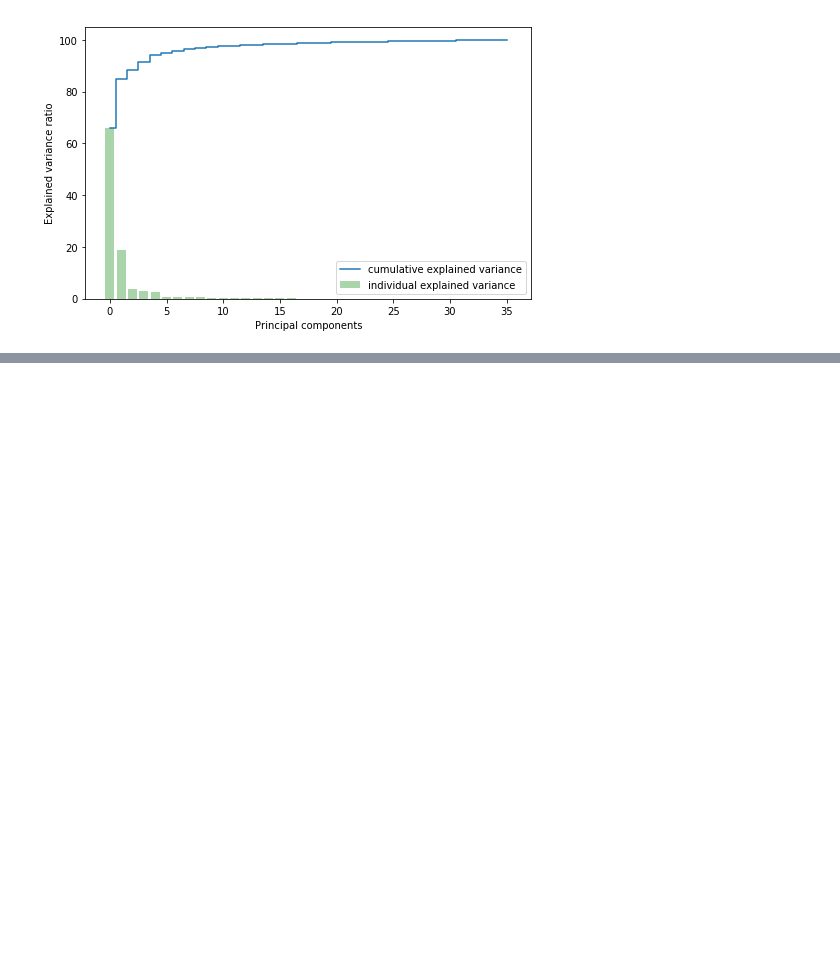
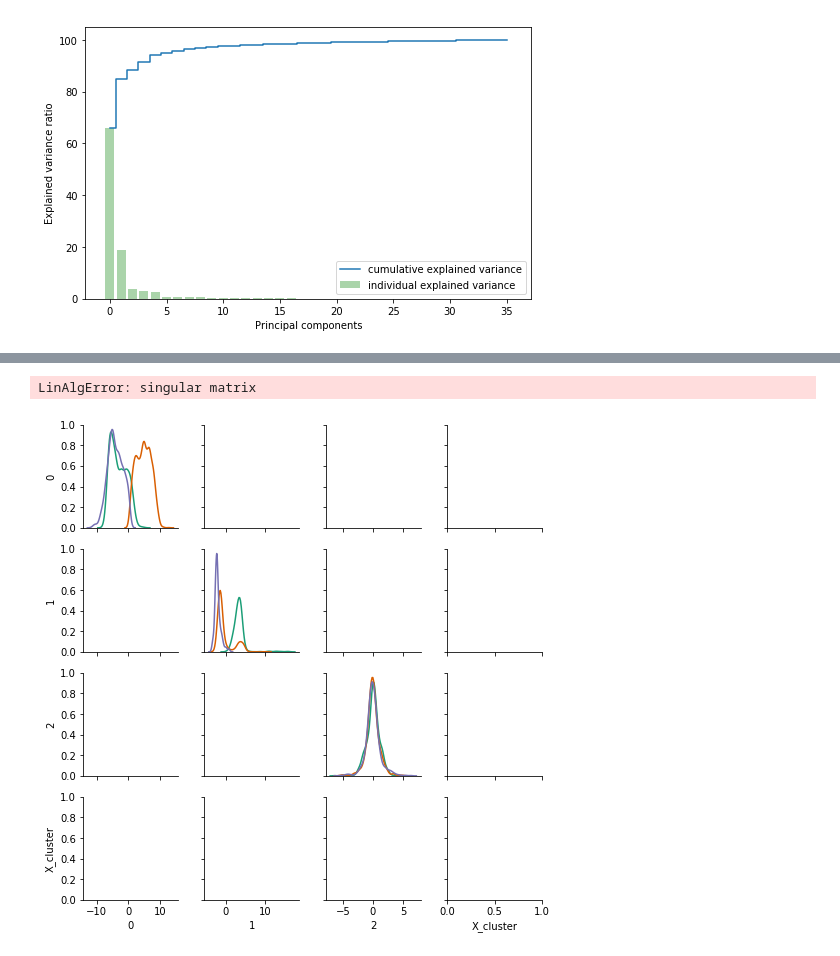
Before and after one commit to zikmout/ATS_learning, a Jupyter notebook: ats_PCA2.ipynb, the cells around one changed output, grey strips where cells are left out. Drawn from its saved outputs; the diff is of its cells as text; code cells hidden in the pictures; blank space fills up the shorter version.

```diff
--- a/ats_PCA2.ipynb
+++ b/ats_PCA2.ipynb
@@ -59,0 +88,11 @@ plt.show()
+# %%
+# Create a temp dataframe from our PCA projection data "x_9d"
+df = pd.DataFrame(x_5d)
+df = df[[0,1,2]] # only want to visualise relationships between first 3 projections
+df['X_cluster'] = X_clustered
+# %%
+# Call Seaborn's pairplot to visualize our KMeans clustering on the PCA projected data
+sns.pairplot(df, hue='X_cluster', palette= 'Dark2', diag_kind='kde',size=1.85)
+# %% [output]
+LinAlgError: singular matrix
+[figure, added]
```
Also changed, not shown: parts of 4 cells of this notebook.
